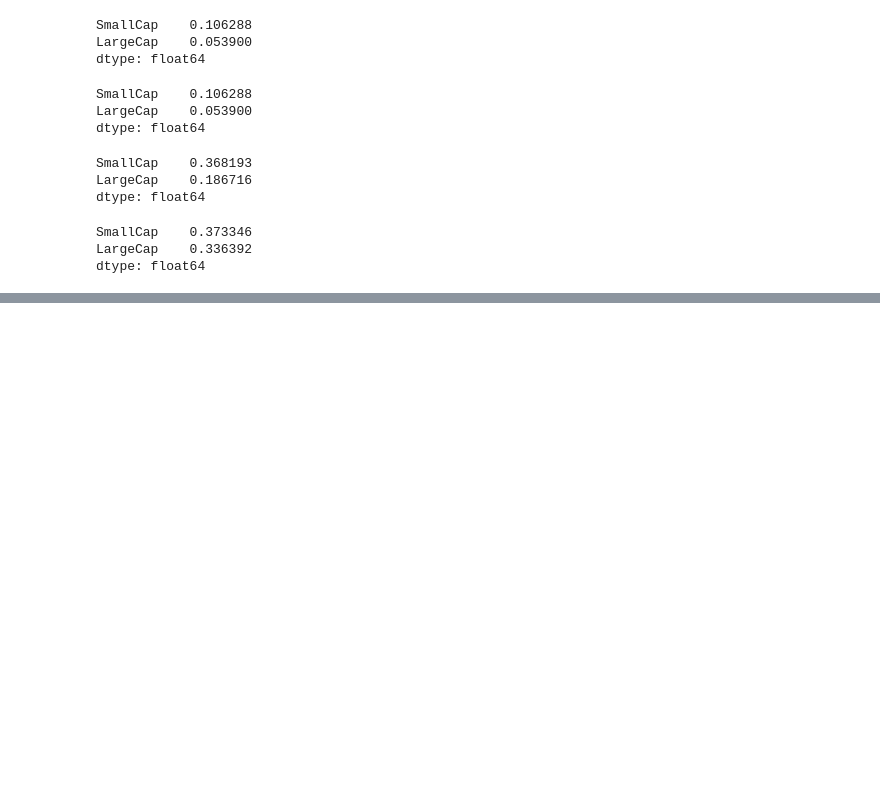
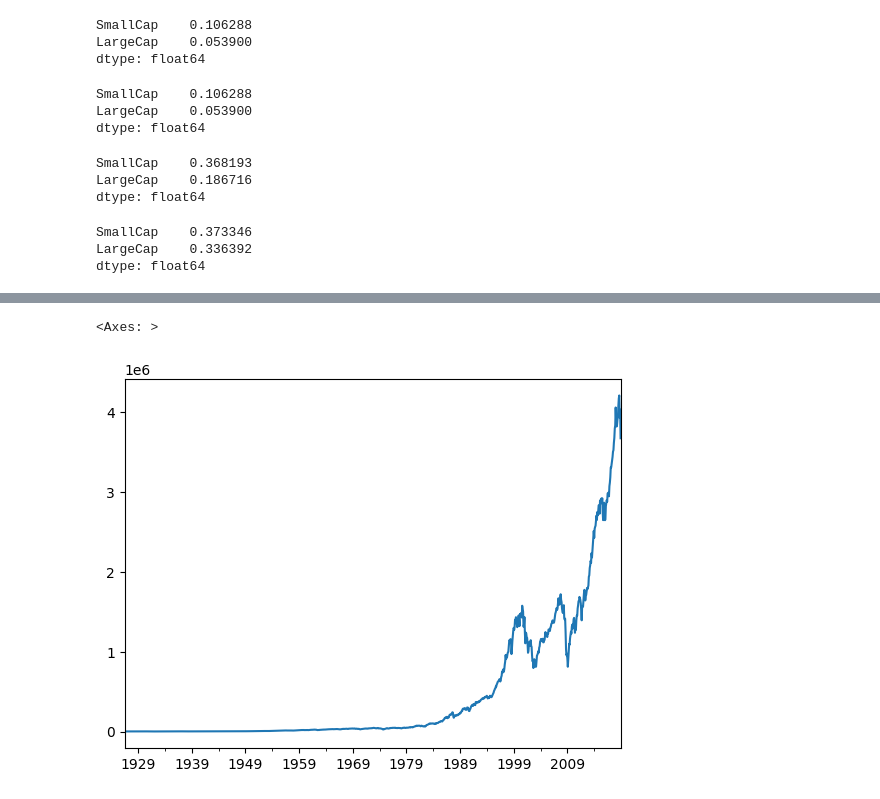
Before and after one commit to gauthierbeaudoux/InvestingWithPython, a Jupyter notebook: 1_BasicStats.ipynb, the cells around one changed output, grey strips where cells are left out. Drawn from its saved outputs; the diff is of its cells as text; code cells hidden in the pictures; blank space fills up the shorter version.

```diff
--- a/1_BasicStats.ipynb
+++ b/1_BasicStats.ipynb
@@ -303,0 +311,3 @@ dtype: float64
+# %%
+prices_up.index = pd.to_datetime(prices_up.index, format="%Y%m")
+prices_up.head()
@@ -303,0 +323,3 @@ dtype: float64
+# %%
+prices_up.index = prices_up.index.to_period("M")
+prices_up.index
@@ -303,0 +360,6 @@ dtype: float64
+# %%
+wealth_index = 1000*(prices_up["LargeCap"]+1).cumprod()
+wealth_index.plot()
+# %% [output]
+<Axes: >
+[figure, added]
```
Also changed, not shown: parts of 13 cells of this notebook.
